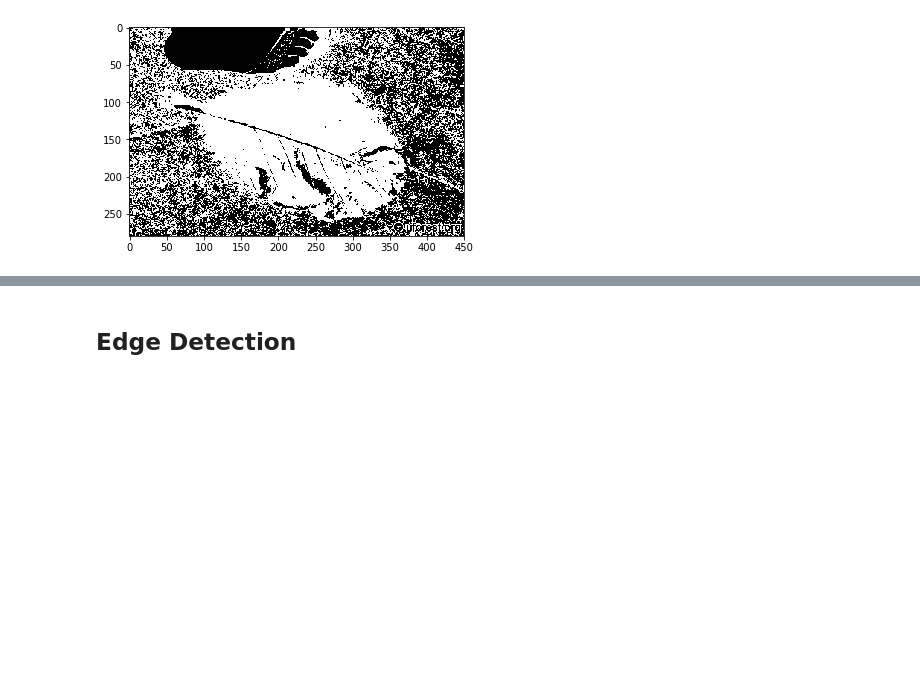
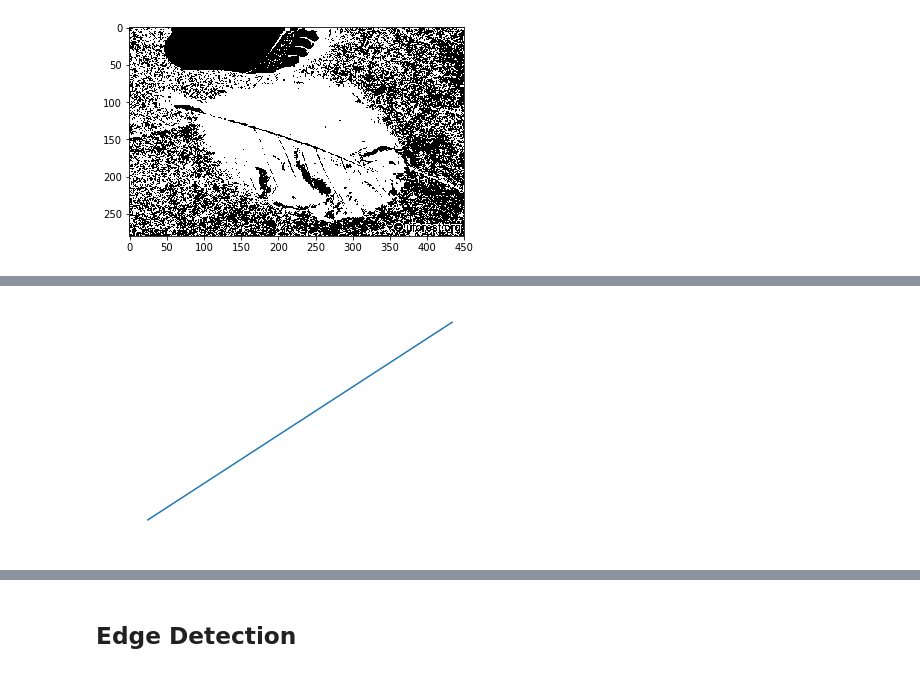
Before and after one commit to mapattacker/cheatsheets, a Jupyter notebook: python/skimage-tutorial.ipynb, the cells around one changed output, grey strips where cells are left out. Cells and saved outputs as stored; diff of their text form; code cells hidden in the pictures; blank space fills up the shorter version.

```diff
--- a/python/skimage-tutorial.ipynb
+++ b/python/skimage-tutorial.ipynb
@@ -144,0 +147,6 @@ plt.imshow(binary_img, cmap='gray')
+# %%
+plt.plot([1,50], [0,20])
+plt.axis('off') # off axis so wont be detected as lines
+plt.savefig('test.png')
+# %% [output]
+[figure, added]
```
Also changed, not shown: parts of 5 cells of this notebook, 2 other files.
